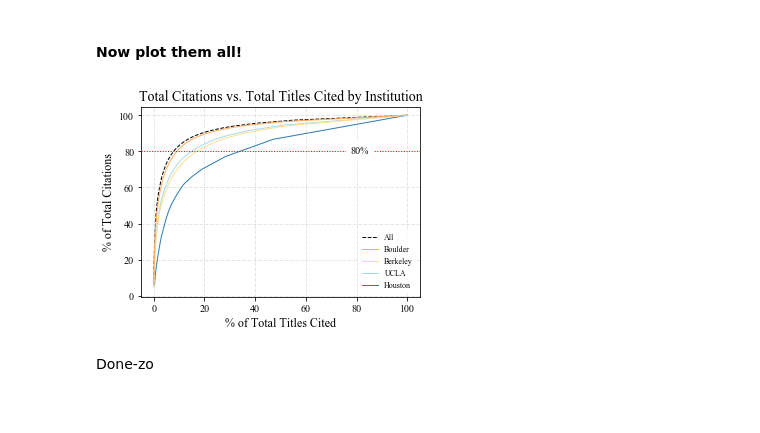
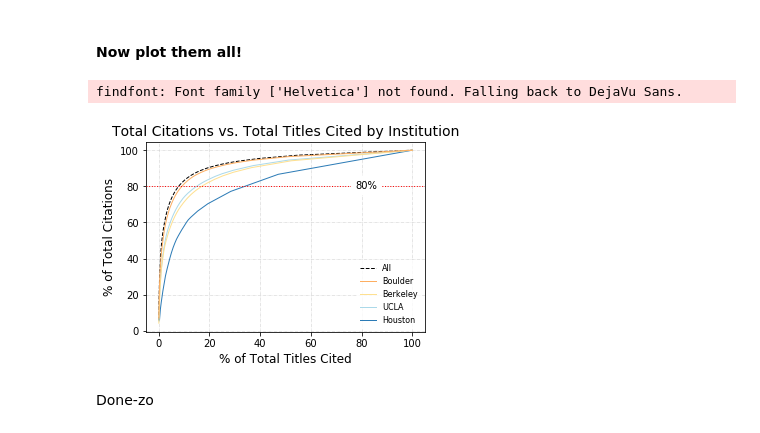
Before and after one commit to samteplitzky/Earth-Science-Citation-Replication-Project, a Jupyter notebook: Citation_Data_Analysis_All_Institutions.ipynb, the cells around one changed output. Cells and saved outputs as stored; diff of their text form; code cells hidden in the pictures.

```diff
--- a/Citation_Data_Analysis_All_Institutions.ipynb
+++ b/Citation_Data_Analysis_All_Institutions.ipynb
@@ -453,5 +454,5 @@ This tells us a little... like that the top 50% are six years old or less... but
 # %%
-plt.rcParams["font.family"] = "Times New Roman"
+plt.rcParams["font.family"] = "Helvetica"
 
 fig = plt.figure(figsize=(5,3.5))
 
@@ -734,30 +740,31 @@ All percentile:  7.8821362799263355
 # %%
 fig3 = plt.figure(figsize=(5,3.5))
 ax = fig3.add_subplot()
 
 # figure formatting
 plt.grid(color='#CCCCCC', linestyle='-.', linewidth=.5, zorder=0)
-plt.title('Total Citations vs. Total Titles Cited by Institution', fontsize=14, fontname="Times New Roman")
-plt.ylabel('% of Total Citations', fontsize=12, fontname="Times New Roman")
-plt.xlabel('% of Total Titles Cited', fontsize=12, fontname="Times New Roman")
+plt.title('Total Citations vs. Total Titles Cited by Institution', fontsize=14, fontname="Helvetica")
+plt.ylabel('% of Total Citations', fontsize=12, fontname="Helvetica")
+plt.xlabel('% of Total Titles Cited', fontsize=12, fontname="Helvetica")
 plt.xticks(fontsize=10)
 plt.yticks(fontsize=10)
 ax.set_facecolor('#ffffff')
 
 # plot the data
 plt.plot('titlepct', 'citationpct', data=citedRefsMeta_count, linewidth=1, color='#000000', ls='--', label = 'All', zorder=1)
 plt.plot('titlepct', 'citationpct', data=cub_count, linewidth=1, color='#fdae61', label = 'Boulder', zorder=5)
 plt.plot('titlepct', 'citationpct', data=ucb_count, linewidth=1, color='#fee090', label = 'Berkeley', zorder=4)
 plt.plot('titlepct', 'citationpct', data=ucla_count, linewidth=1, color='#abd9e9', label = 'UCLA', zorder=3)
 plt.plot('titlepct', 'citationpct', data=uh_count, linewidth=1, color='#2c7bb6', label = 'Houston', zorder=2)
 
 # annotation
 plt.axhline(y=80, color='r', linestyle=':', linewidth=1, zorder=6)
-plt.text(77.5,79,'80%', fontsize=10, fontname="Times New Roman", bbox=dict(facecolor='#ffffff', edgecolor='#ffffff'), zorder=7)
+plt.text(77.5,79,'80%', fontsize=10, fontname="Helvetica", bbox=dict(facecolor='#ffffff', edgecolor='#ffffff'), zorder=7)
 plt.legend(facecolor='#ffffff', edgecolor='#ffffff', fontsize=8)
 plt.show()
 # %% [output]
+findfont: Font family ['Helvetica'] not found. Falling back to DejaVu Sans.
-[figure, old version]
+[figure, new version]
 # %%
 fig3.savefig('8020AllFig.png', dpi=300)
 # %% [markdown]
```
Also changed, not shown: parts of 12 cells of this notebook.
